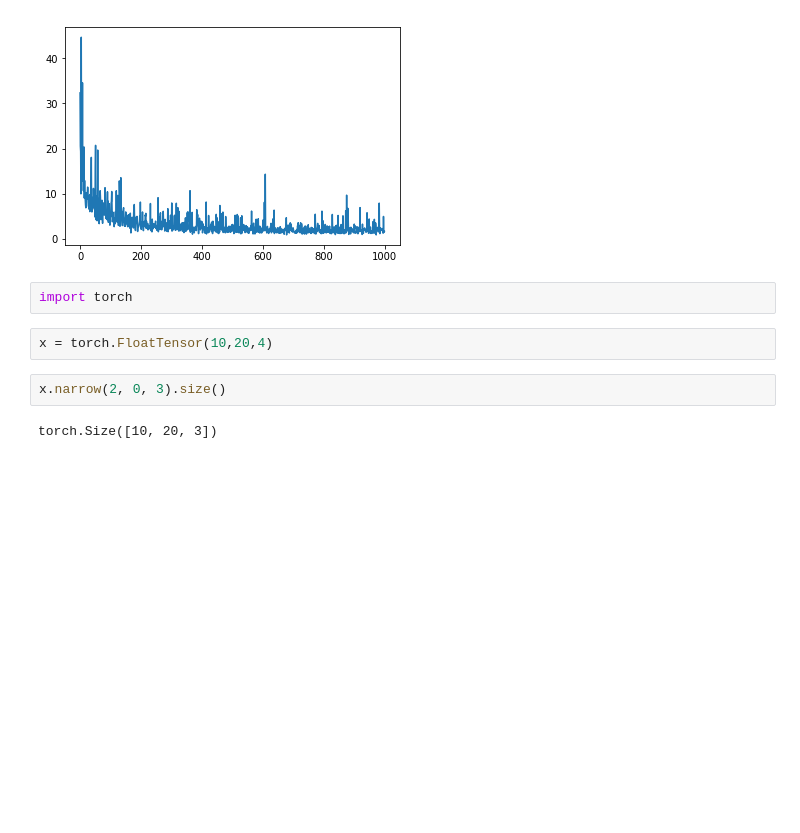
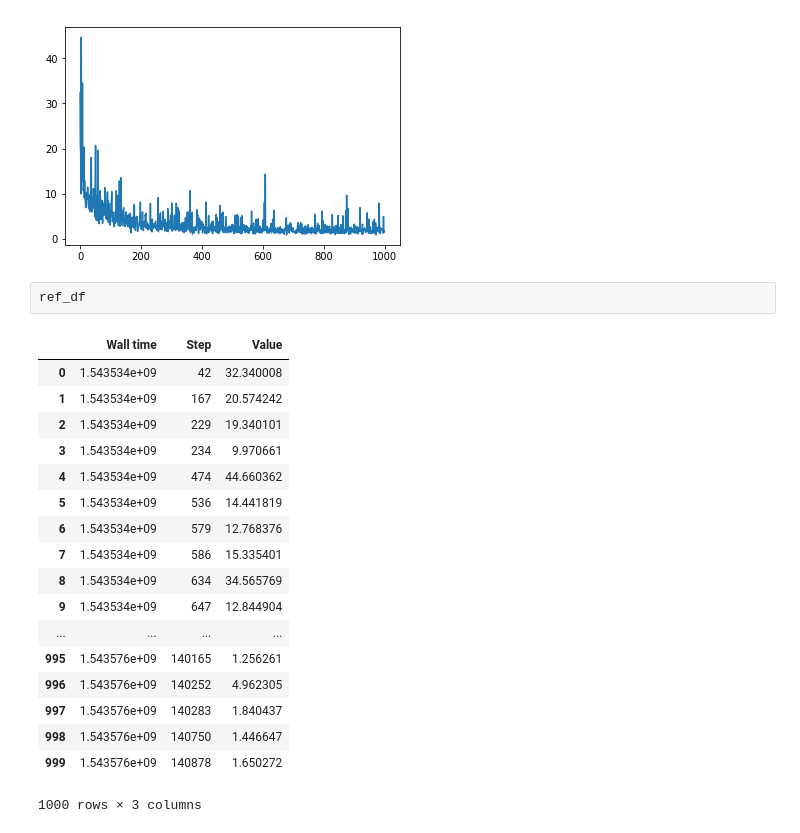
Before and after one commit to aelskhawy/own_adl4cv, a Jupyter notebook: read_logs.ipynb, the cells around one changed output. Saved outputs shown, nothing was run; the diff lists cells and outputs as text; blank space fills up the shorter version.

```diff
--- a/read_logs.ipynb
+++ b/read_logs.ipynb
@@ -112,11 +102,24 @@ ref_df.Value.plot()
 # %% [output]
 <matplotlib.axes._subplots.AxesSubplot at 0x...>
 [figure]
-# %%
-import torch
-# %%
-x = torch.FloatTensor(10,20,4)
-# %%
-x.narrow(2, 0, 3).size()
-# %% [output]
-torch.Size([10, 20, 3])
+# %%
+ref_df
+# %% [output]
+|  | Wall time | Step | Value |
+| 0 | 1.543534e+09 | 42 | 32.340008 |
+| 1 | 1.543534e+09 | 167 | 20.574242 |
+| 2 | 1.543534e+09 | 229 | 19.340101 |
+| 3 | 1.543534e+09 | 234 | 9.970661 |
+| 4 | 1.543534e+09 | 474 | 44.660362 |
+| 5 | 1.543534e+09 | 536 | 14.441819 |
+| 6 | 1.543534e+09 | 579 | 12.768376 |
+| 7 | 1.543534e+09 | 586 | 15.335401 |
+| 8 | 1.543534e+09 | 634 | 34.565769 |
+| 9 | 1.543534e+09 | 647 | 12.844904 |
+| ... | ... | ... | ... |
+| 995 | 1.543576e+09 | 140165 | 1.256261 |
+| 996 | 1.543576e+09 | 140252 | 4.962305 |
+| 997 | 1.543576e+09 | 140283 | 1.840437 |
+| 998 | 1.543576e+09 | 140750 | 1.446647 |
+| 999 | 1.543576e+09 | 140878 | 1.650272 |
+1000 rows × 3 columns
```
Also changed, not shown: parts of 4 cells of this notebook, 3 other files.
